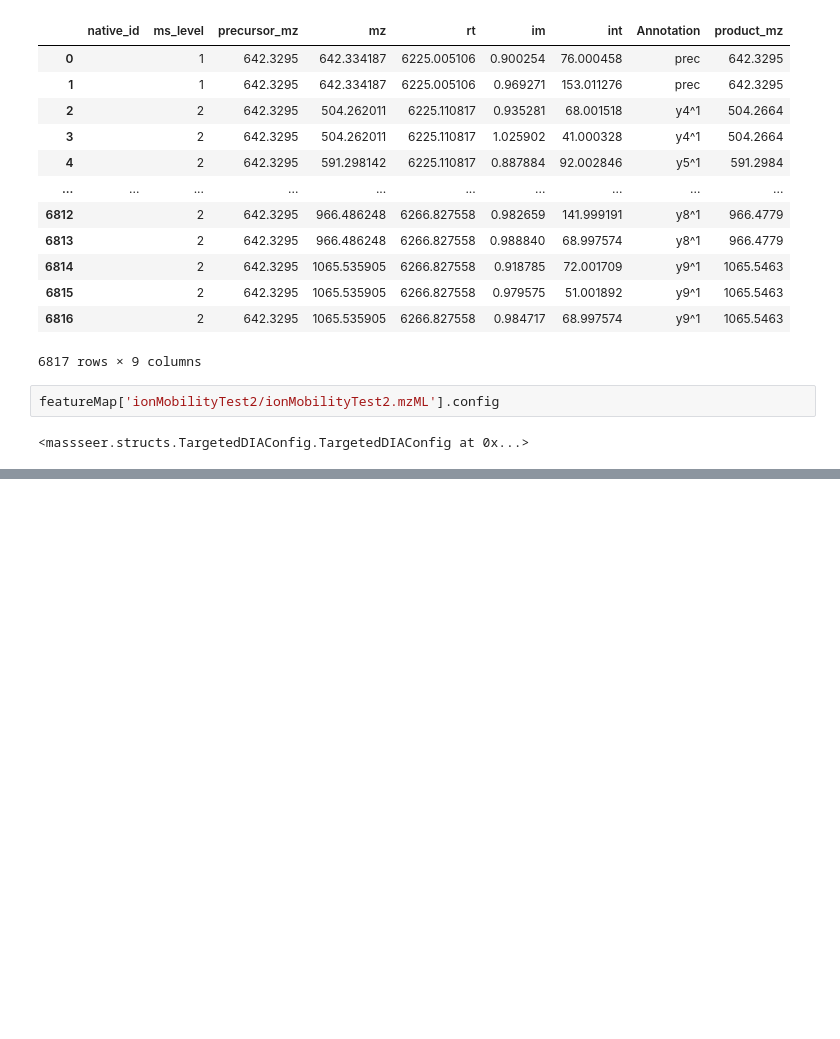
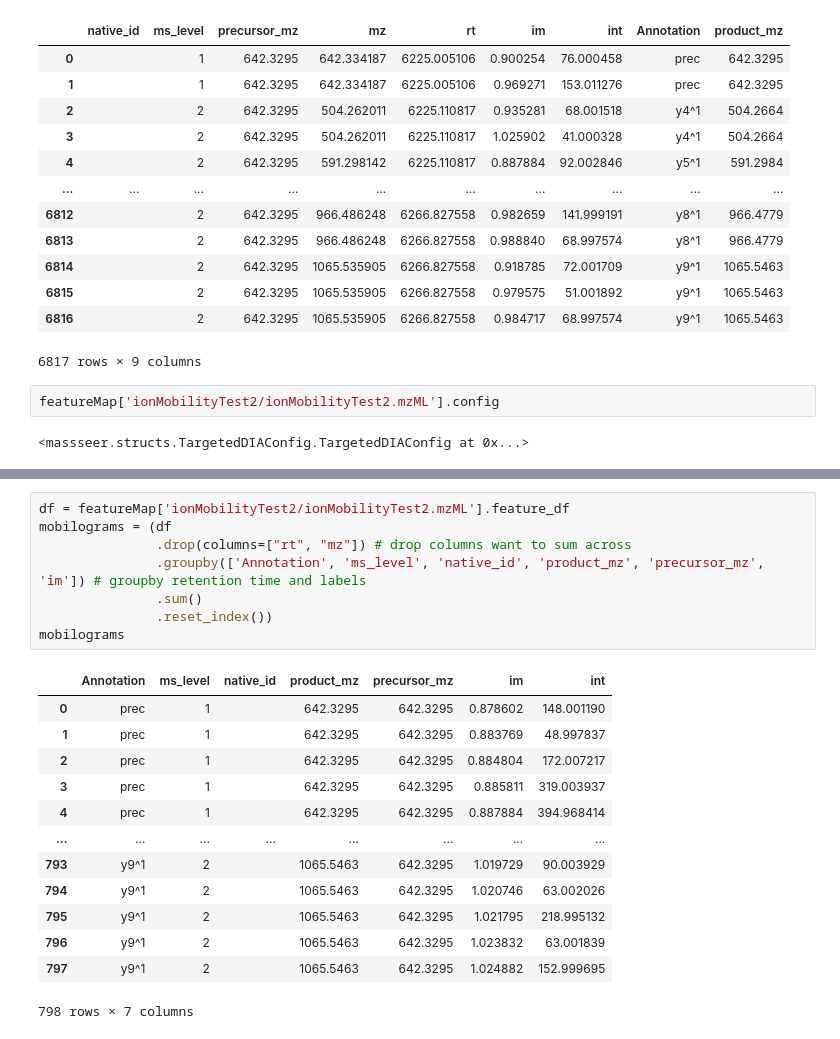
Before and after one commit to Roestlab/massdash, a Jupyter notebook: docs/nbs/Loading Spectrum Data.ipynb, the cells around one changed output, grey strips where cells are left out. Drawn from its saved outputs; the diff is of its cells as text; blank space fills up the shorter version.

```diff
--- a/docs/nbs/Loading Spectrum Data.ipynb
+++ b/docs/nbs/Loading Spectrum Data.ipynb
@@ -146,0 +227,22 @@ featureMap['ionMobilityTest2/ionMobilityTest2.mzML'].config
+# %%
+df = featureMap['ionMobilityTest2/ionMobilityTest2.mzML'].feature_df
+mobilograms = (df
+               .drop(columns=["rt", "mz"]) # drop columns want to sum across
+               .groupby(['Annotation', 'ms_level', 'native_id', 'product_mz', 'precursor_mz', 'im']) # groupby retention time and labels
+               .sum()
+               .reset_index())
+mobilograms
+# %% [output]
+|  | Annotation | ms_level | native_id | product_mz | precursor_mz | im | int |
+| 0 | prec | 1 |  | 642.3295 | 642.3295 | 0.878602 | 148.001190 |
+| 1 | prec | 1 |  | 642.3295 | 642.3295 | 0.883769 | 48.997837 |
+| 2 | prec | 1 |  | 642.3295 | 642.3295 | 0.884804 | 172.007217 |
+| 3 | prec | 1 |  | 642.3295 | 642.3295 | 0.885811 | 319.003937 |
+| 4 | prec | 1 |  | 642.3295 | 642.3295 | 0.887884 | 394.968414 |
+| ... | ... | ... | ... | ... | ... | ... | ... |
+| 793 | y9^1 | 2 |  | 1065.5463 | 642.3295 | 1.019729 | 90.003929 |
+| 794 | y9^1 | 2 |  | 1065.5463 | 642.3295 | 1.020746 | 63.002026 |
+| 795 | y9^1 | 2 |  | 1065.5463 | 642.3295 | 1.021795 | 218.995132 |
+| 796 | y9^1 | 2 |  | 1065.5463 | 642.3295 | 1.023832 | 63.001839 |
+| 797 | y9^1 | 2 |  | 1065.5463 | 642.3295 | 1.024882 | 152.999695 |
+798 rows × 7 columns
```
Also changed, not shown: parts of 15 cells of this notebook, 1 other file.
